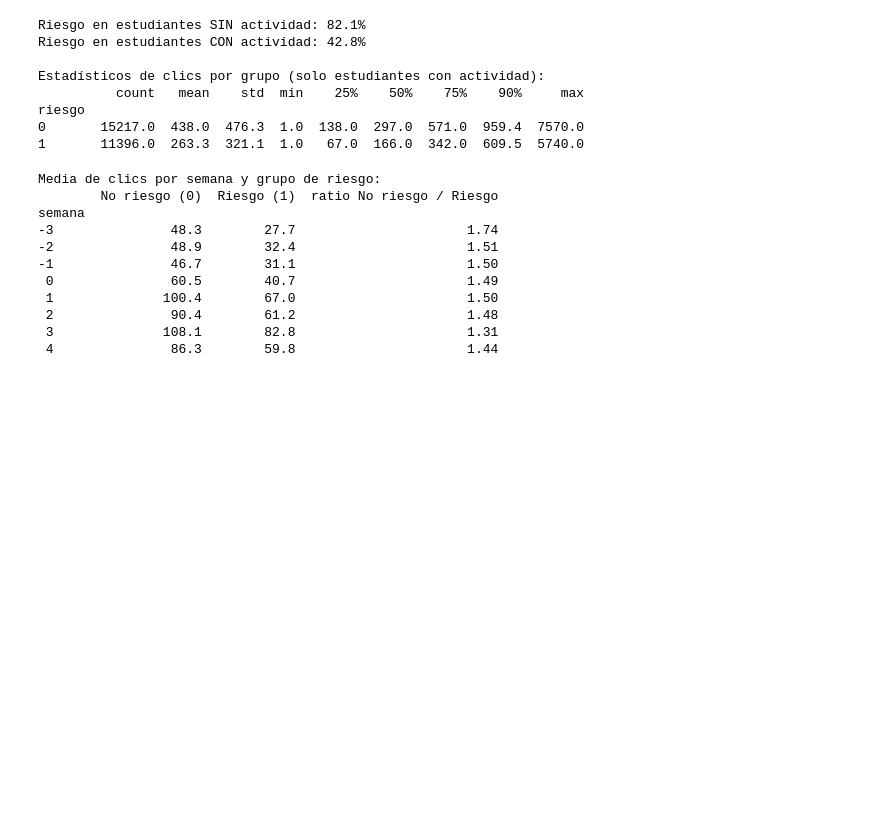
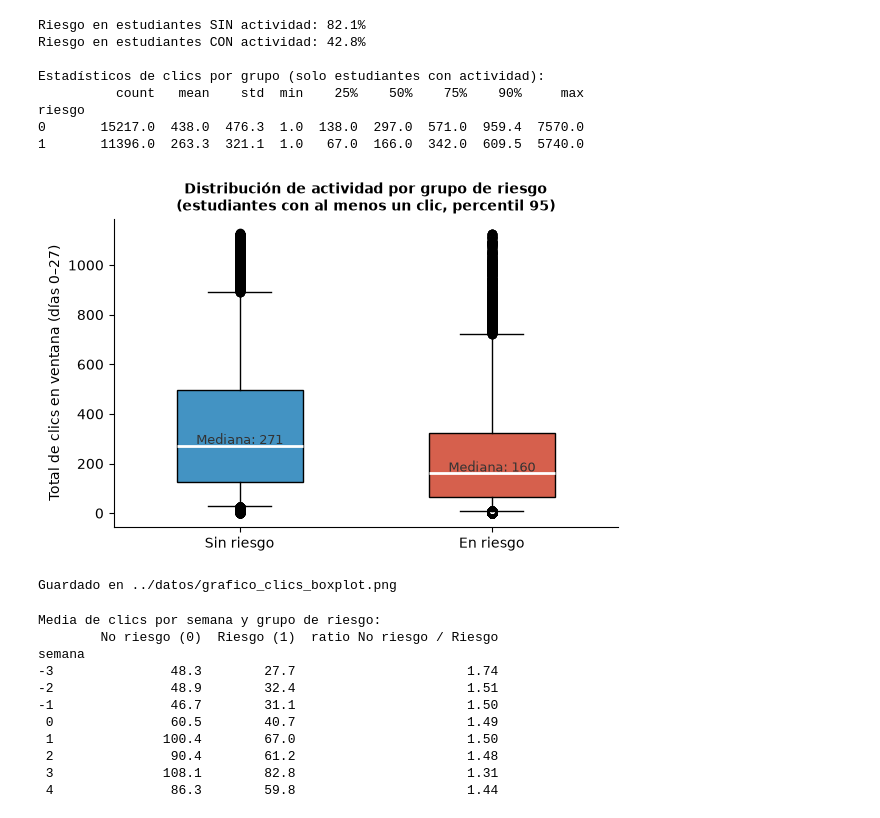
Before and after one commit to BSolanaH/oulad, a Jupyter notebook: notebooks/01_EDA.ipynb, the cells around one changed output. Cells and saved outputs as stored; diff of their text form; code cells hidden in the pictures; blank space fills up the shorter version.

```diff
--- a/notebooks/01_EDA.ipynb
+++ b/notebooks/01_EDA.ipynb
@@ -997,6 +1094,50 @@ Estadísticos de clics por grupo (solo estudiantes con actividad):
 riesgo
 0       15217.0  438.0  476.3  1.0  138.0  297.0  571.0  959.4  7570.0
 1       11396.0  263.3  321.1  1.0   67.0  166.0  342.0  609.5  5740.0
+# %%
+# Separar los dos grupos (solo estudiantes con algún clic)
+con_actividad = activos_con_clics[activos_con_clics["total_clics"] > 0].copy()
+
+g0 = con_actividad[con_actividad["riesgo"] == 0]["total_clics"]
+g1 = con_actividad[con_actividad["riesgo"] == 1]["total_clics"]
+
+# Recortar en percentil 95 para legibilidad (los outliers extremos aplastan el gráfico)
+p95 = con_actividad["total_clics"].quantile(0.95)
+g0_clip = g0[g0 <= p95]
+g1_clip = g1[g1 <= p95]
+
+fig, ax = plt.subplots(figsize=(6, 4))
+
+bp = ax.boxplot([g0_clip, g1_clip],
+                label=["Sin riesgo", "En riesgo"],
+                patch_artist=True,
+                widths=0.5,
+                whis=(5, 95),                          # ← añadir esto
+                medianprops=dict(color='white', linewidth=2))
+
+bp['boxes'][0].set_facecolor('#4393c3')
+bp['boxes'][1].set_facecolor('#d6604d')
+
+# Anotar medianas
+for i, (grupo, color) in enumerate(zip([g0_clip, g1_clip], ['#4393c3', '#d6604d'])):
+    mediana = grupo.median()
+    ax.text(i + 1, mediana + 8, f'Mediana: {int(mediana)}',
+            ha='center', fontsize=9, color='#333333')
+
+ax.set_xticks([1, 2])
+ax.set_xticklabels(["Sin riesgo", "En riesgo"], fontsize=10)
+ax.set_ylabel('Total de clics en ventana (días 0–27)', fontsize=10)
+ax.set_title('Distribución de actividad por grupo de riesgo\n(estudiantes con al menos un clic, percentil 95)', fontsize=10, fontweight='bold')
+ax.spines['top'].set_visible(False)
+ax.spines['right'].set_visible(False)
+
+plt.tight_layout()
+plt.savefig('../datos/grafico_clics_boxplot.png', dpi=150, bbox_inches='tight')
+plt.show()
+print("Guardado en ../datos/grafico_clics_boxplot.png")
+# %% [output]
+[figure, added]
+Guardado en ../datos/grafico_clics_boxplot.png
 # %%
 # Actividad por semana (0-6, 7-13, 14-20, 21-27) por grupo de riesgo
 vle_ventana["semana"] = (vle_ventana["date"] // 7) + 1
```
Also changed, not shown: parts of 14 cells of this notebook, 4 other files.
